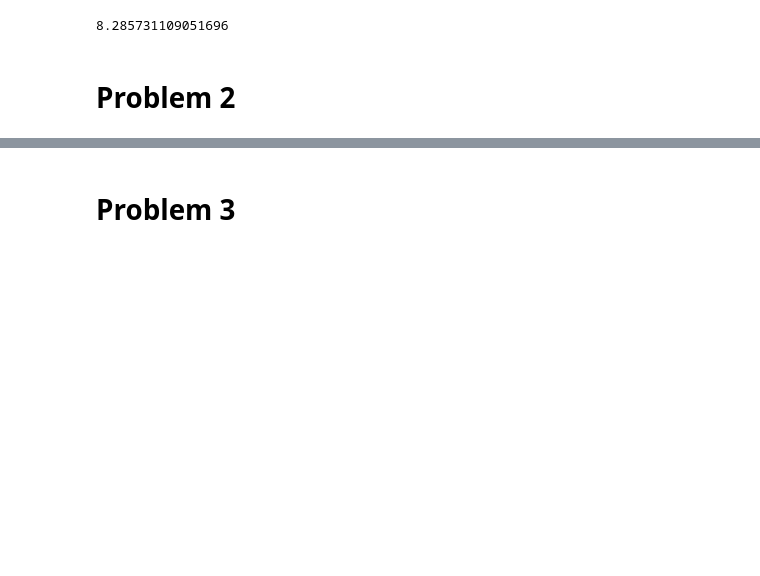
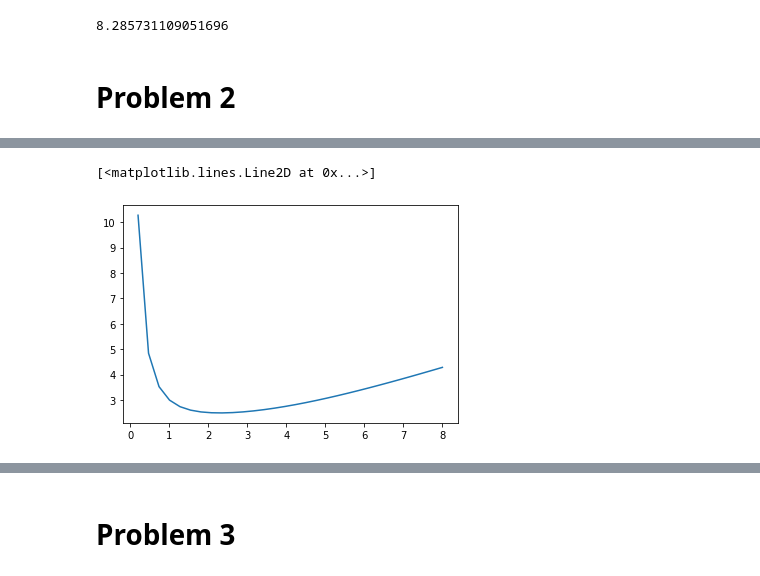
Before and after one commit to noahgarfinkle/Spring2020, a Jupyter notebook: CEE 498 Transportation Economics/Assignments/Assignment 2.ipynb, the cells around one changed output, grey strips where cells are left out. Saved outputs shown, nothing was run; the diff lists cells and outputs as text; code cells hidden in the pictures; blank space fills up the shorter version.

```diff
--- a/CEE 498 Transportation Economics/Assignments/Assignment 2.ipynb
+++ b/CEE 498 Transportation Economics/Assignments/Assignment 2.ipynb
@@ -118,0 +147,12 @@ consumerSurplus - producerLoss
+# %%
+α = 0.5
+β = 2.0
+w = 2
+f = lambda x: α*x + β/x + w**(-x)*x
+
+xs = np.linspace(0.2,8,30) #plot 30 xs from 0.02 to 8
+ys = list(map(f,xs))
+plt.plot(xs,ys)
+# %% [output]
+[<matplotlib.lines.Line2D at 0x...>]
+[figure, added]
```
Also changed, not shown: parts of 5 cells of this notebook.
